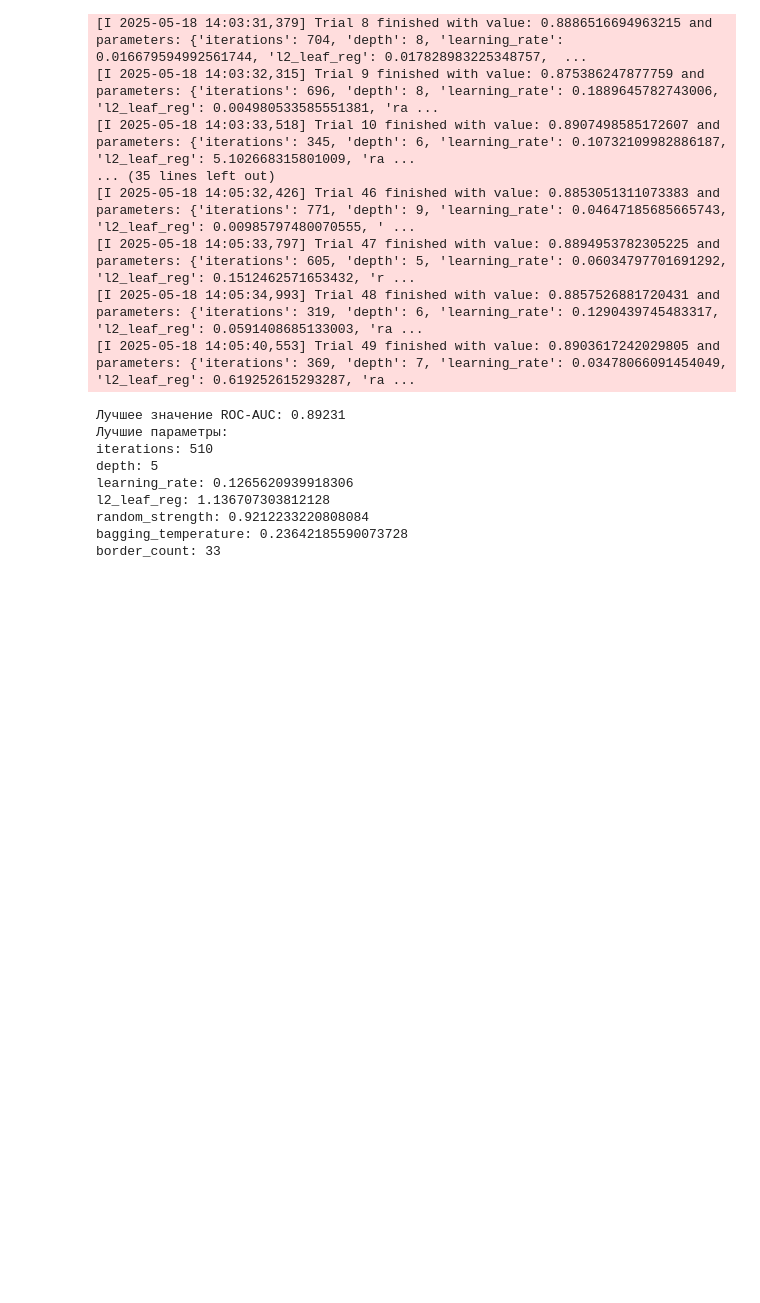
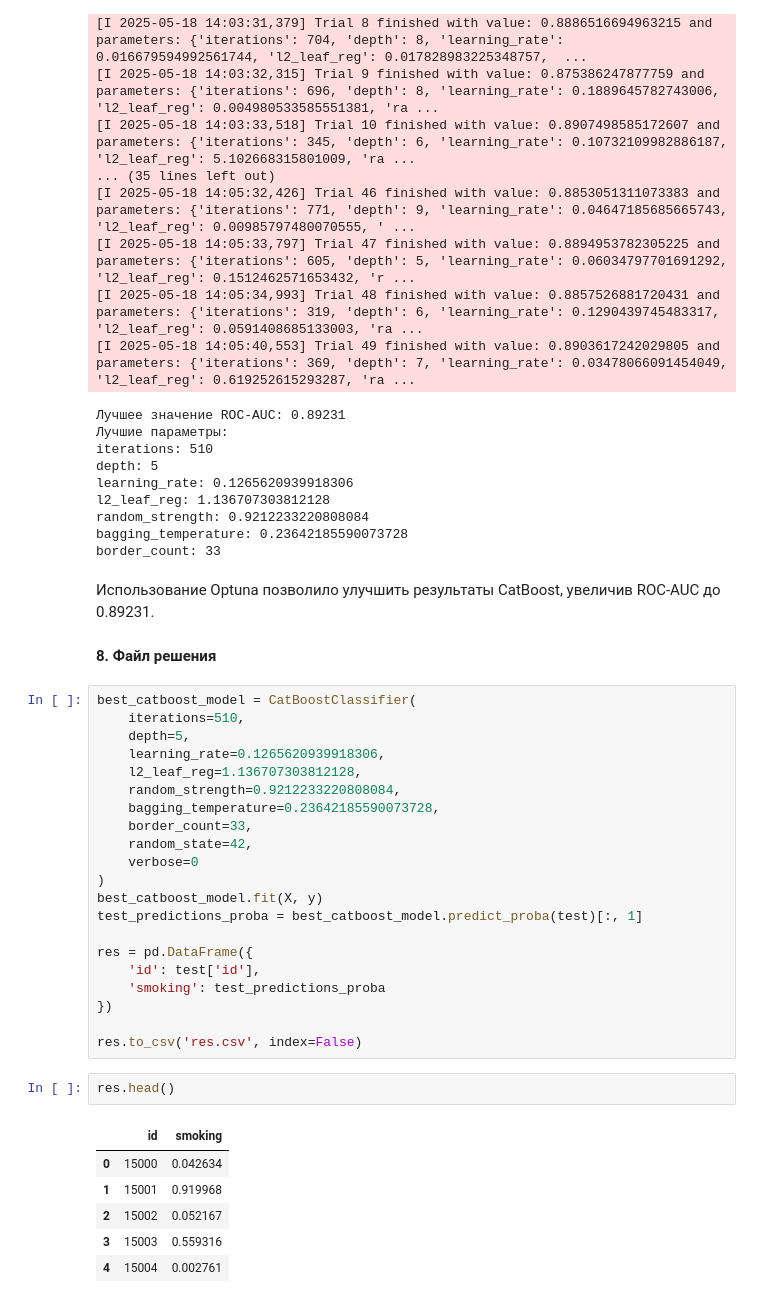
Before and after one commit to Idashxdx/ML, a Jupyter notebook: lab2/ml_lab2.ipynb, the cells around one changed output. Drawn from its saved outputs; the diff is of its cells as text; blank space fills up the shorter version.

```diff
--- a/lab2/ml_lab2.ipynb
+++ b/lab2/ml_lab2.ipynb
@@ -748,3 +748,37 @@ l2_leaf_reg: 1.136707303812128
 random_strength: 0.9212233220808084
 bagging_temperature: 0.23642185590073728
 border_count: 33
+# %% [markdown]
+Использование Optuna позволило улучшить результаты CatBoost, увеличив ROC-AUC до 0.89231.
+# %% [markdown]
+**8. Файл решения**
+# %%
+best_catboost_model = CatBoostClassifier(
+    iterations=510,
+    depth=5,
+    learning_rate=0.1265620939918306,
+    l2_leaf_reg=1.136707303812128,
+    random_strength=0.9212233220808084,
+    bagging_temperature=0.23642185590073728,
+    border_count=33,
+    random_state=42,
+    verbose=0
+)
+best_catboost_model.fit(X, y)
+test_predictions_proba = best_catboost_model.predict_proba(test)[:, 1]
+
+res = pd.DataFrame({
+    'id': test['id'],
+    'smoking': test_predictions_proba
+})
+
+res.to_csv('res.csv', index=False)
+# %%
+res.head()
+# %% [output]
+|  | id | smoking |
+| 0 | 15000 | 0.042634 |
+| 1 | 15001 | 0.919968 |
+| 2 | 15002 | 0.052167 |
+| 3 | 15003 | 0.559316 |
+| 4 | 15004 | 0.002761 |
```
Also changed, not shown: 3 other files.
